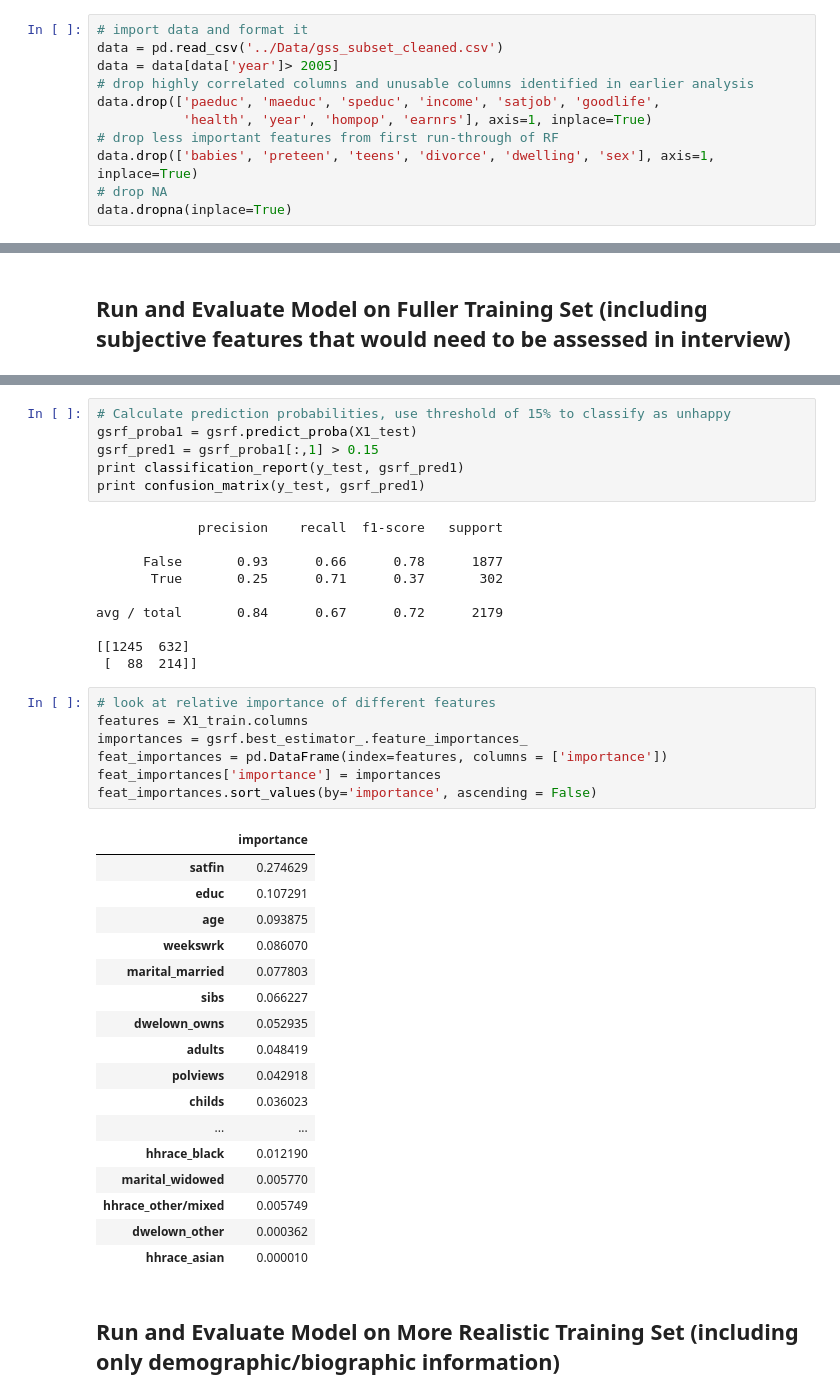
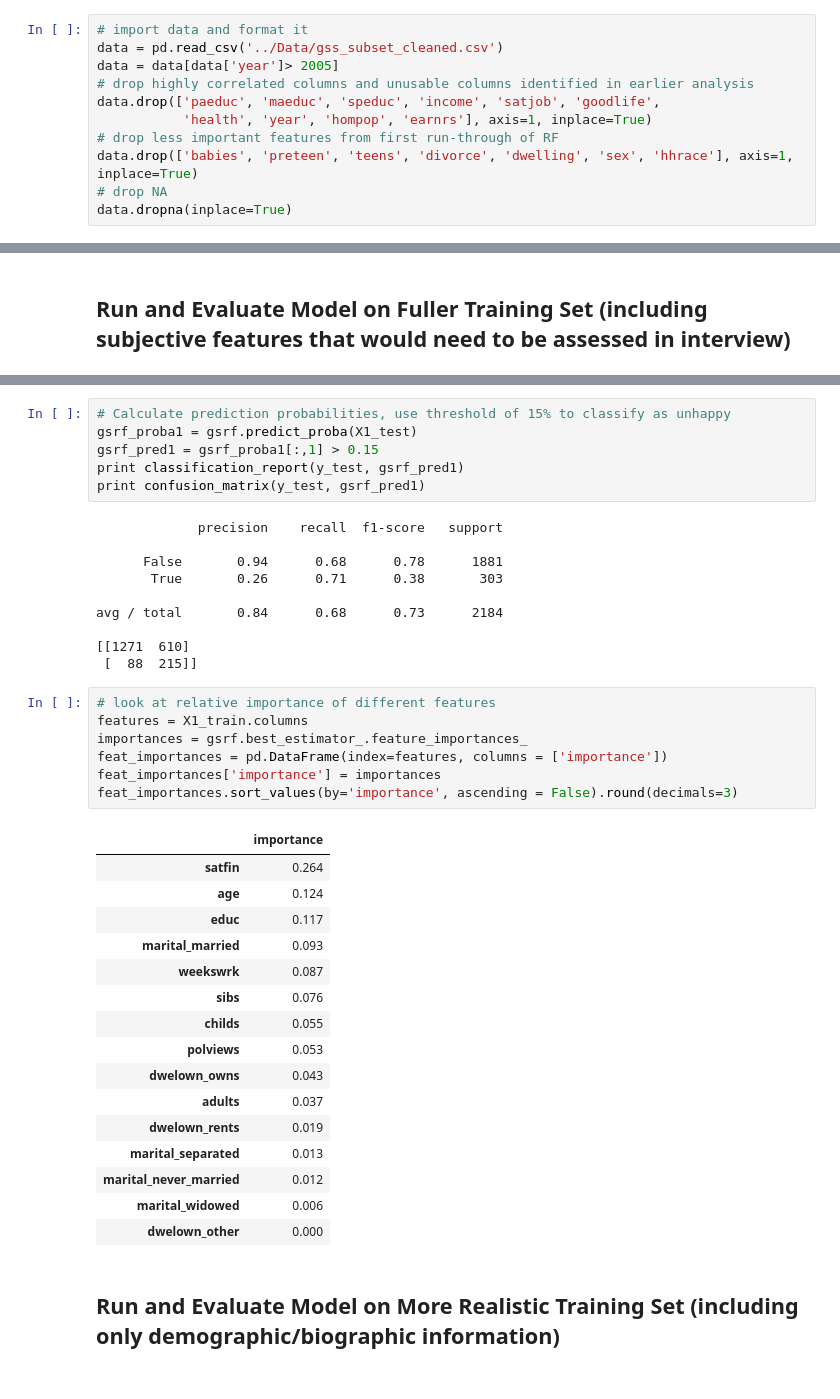
Before and after one commit to cmgerr/General-Social-Survey, a Jupyter notebook: Models/Random_Forest_Tuning.ipynb, the cells around one changed output, grey strips where cells are left out. Saved outputs shown, nothing was run; the diff lists cells and outputs as text.

```diff
--- a/Models/Random_Forest_Tuning.ipynb
+++ b/Models/Random_Forest_Tuning.ipynb
@@ -21,7 +22,7 @@ data = data[data['year']> 2005]
 data.drop(['paeduc', 'maeduc', 'speduc', 'income', 'satjob', 'goodlife',
            'health', 'year', 'hompop', 'earnrs'], axis=1, inplace=True)
 # drop less important features from first run-through of RF
-data.drop(['babies', 'preteen', 'teens', 'divorce', 'dwelling', 'sex'], axis=1, inplace=True)
+data.drop(['babies', 'preteen', 'teens', 'divorce', 'dwelling', 'sex', 'hhrace'], axis=1, inplace=True)
 # drop NA
 data.dropna(inplace=True)
 # %%
@@ -78,38 +79,37 @@ print confusion_matrix(y_test, gsrf_pred1)
 # %% [output]
              precision    recall  f1-score   support
 
-      False       0.93      0.66      0.78      1877
-       True       0.25      0.71      0.37       302
+      False       0.94      0.68      0.78      1881
+       True       0.26      0.71      0.38       303
 
-avg / total       0.84      0.67      0.72      2179
+avg / total       0.84      0.68      0.73      2184
 
-[[1245  632]
- [  88  214]]
+[[1271  610]
+ [  88  215]]
 # %%
 # look at relative importance of different features
 features = X1_train.columns
 importances = gsrf.best_estimator_.feature_importances_
 feat_importances = pd.DataFrame(index=features, columns = ['importance'])
 feat_importances['importance'] = importances
-feat_importances.sort_values(by='importance', ascending = False)
+feat_importances.sort_values(by='importance', ascending = False).round(decimals=3)
 # %% [output]
 |  | importance |
-| satfin | 0.274629 |
-| educ | 0.107291 |
-| age | 0.093875 |
-| weekswrk | 0.086070 |
-| marital_married | 0.077803 |
-| sibs | 0.066227 |
-| dwelown_owns | 0.052935 |
-| adults | 0.048419 |
-| polviews | 0.042918 |
-| childs | 0.036023 |
-| ... | ... |
-| hhrace_black | 0.012190 |
-| marital_widowed | 0.005770 |
-| hhrace_other/mixed | 0.005749 |
-| dwelown_other | 0.000362 |
-| hhrace_asian | 0.000010 |
+| satfin | 0.264 |
+| age | 0.124 |
+| educ | 0.117 |
+| marital_married | 0.093 |
+| weekswrk | 0.087 |
+| sibs | 0.076 |
+| childs | 0.055 |
+| polviews | 0.053 |
+| dwelown_owns | 0.043 |
+| adults | 0.037 |
+| dwelown_rents | 0.019 |
+| marital_separated | 0.013 |
+| marital_never_married | 0.012 |
+| marital_widowed | 0.006 |
+| dwelown_other | 0.000 |
 # %% [markdown]
 ## Run and Evaluate Model on More Realistic Training Set (including only demographic/biographic information)
 # %%
```
Also changed, not shown: parts of 12 cells of this notebook, 3 other files.
